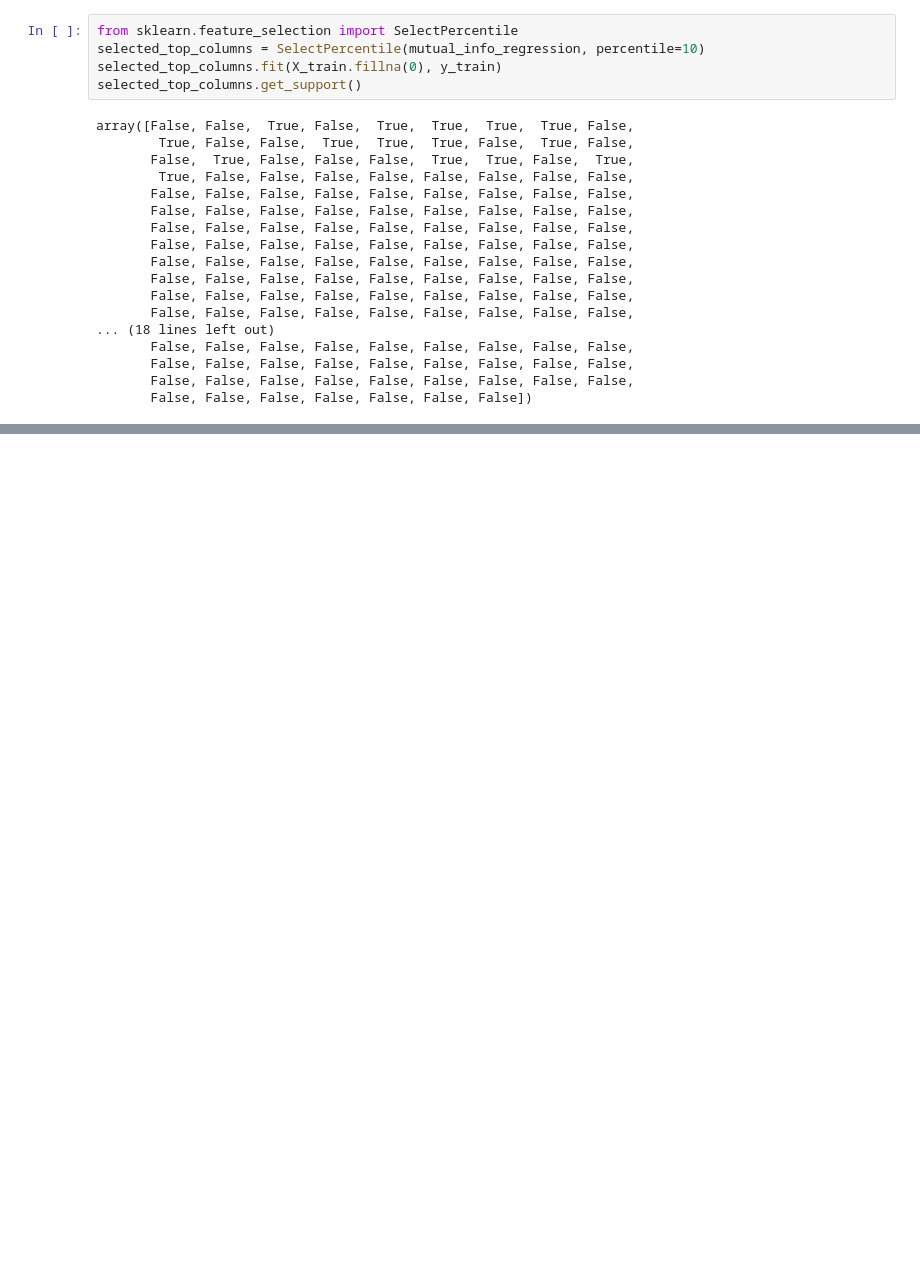
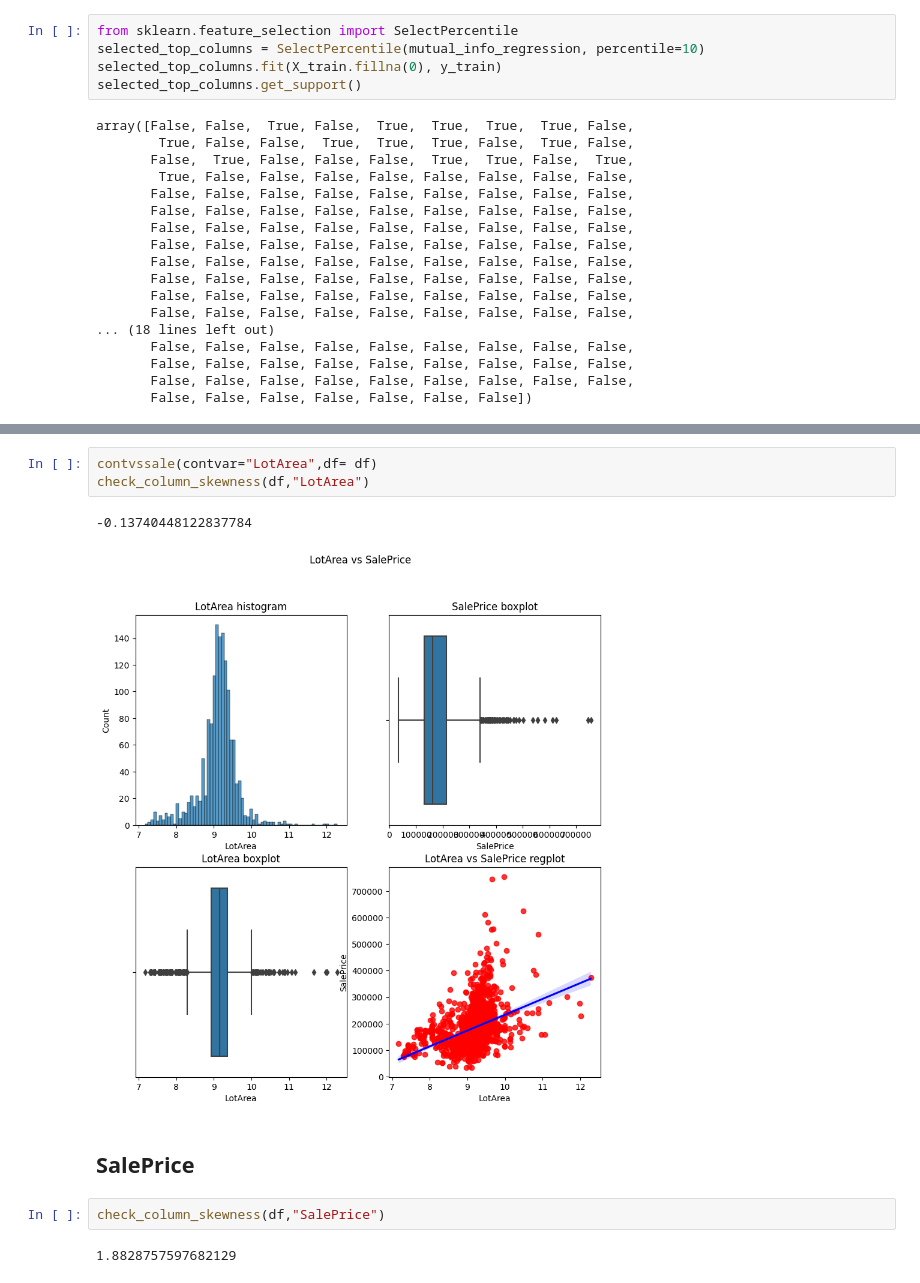
Before and after one commit to kaustubhnair02/OrionInternship-23, a Jupyter notebook: notebooks/EDA.ipynb, the cells around one changed output, grey strips where cells are left out. Cells and saved outputs as stored; diff of their text form; blank space fills up the shorter version.

Commit message:
created visualization for all numeric columns

```diff
--- a/notebooks/EDA.ipynb
+++ b/notebooks/EDA.ipynb
@@ -629,0 +643,12 @@ Index(['LotFrontage', 'OverallQual', 'OverallCond', 'YearBuilt',
+# %%
+contvssale(contvar="LotArea",df= df)
+check_column_skewness(df,"LotArea")
+# %% [output]
+-0.13740448122837784
+[figure, added]
+# %% [markdown]
+## SalePrice
+# %%
+check_column_skewness(df,"SalePrice")
+# %% [output]
+1.8828757597682129
```
Also changed, not shown: parts of 65 cells of this notebook.
